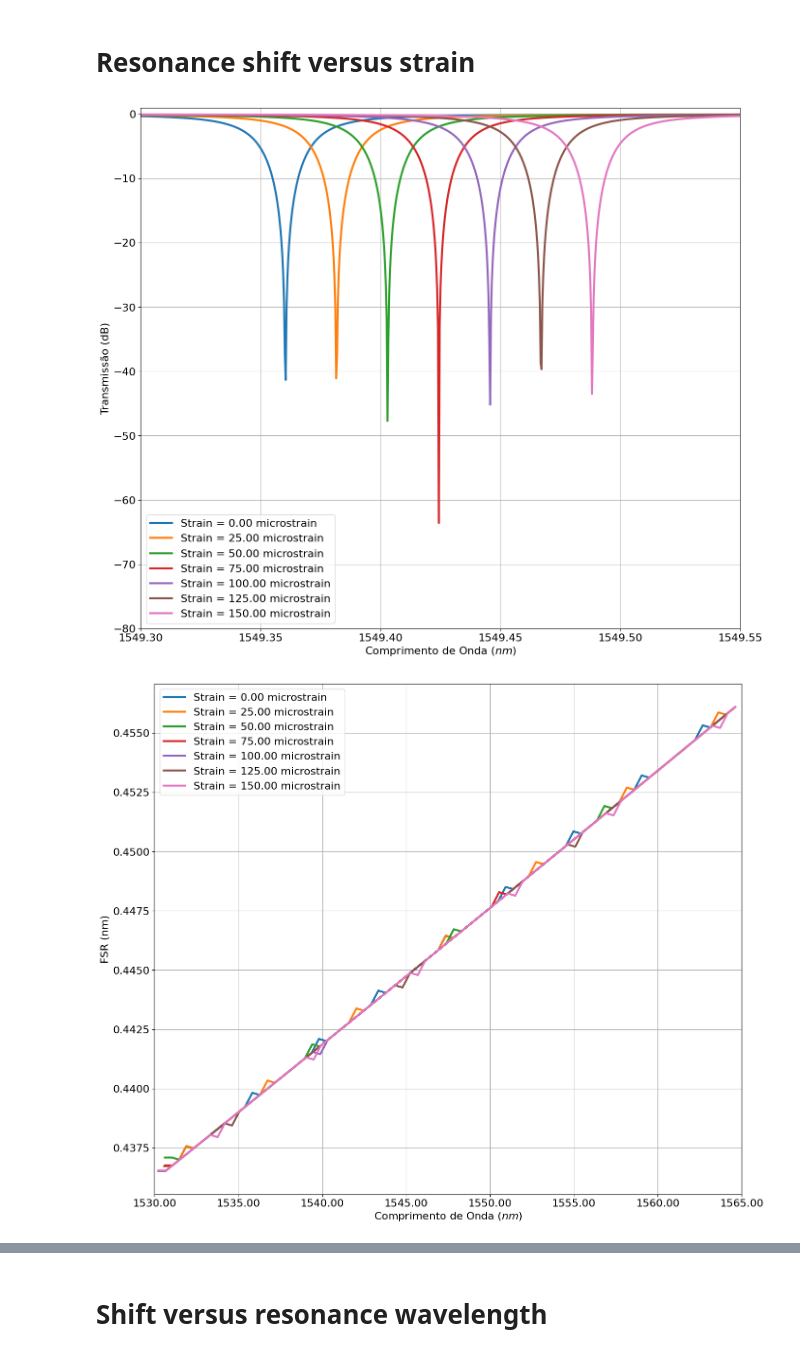
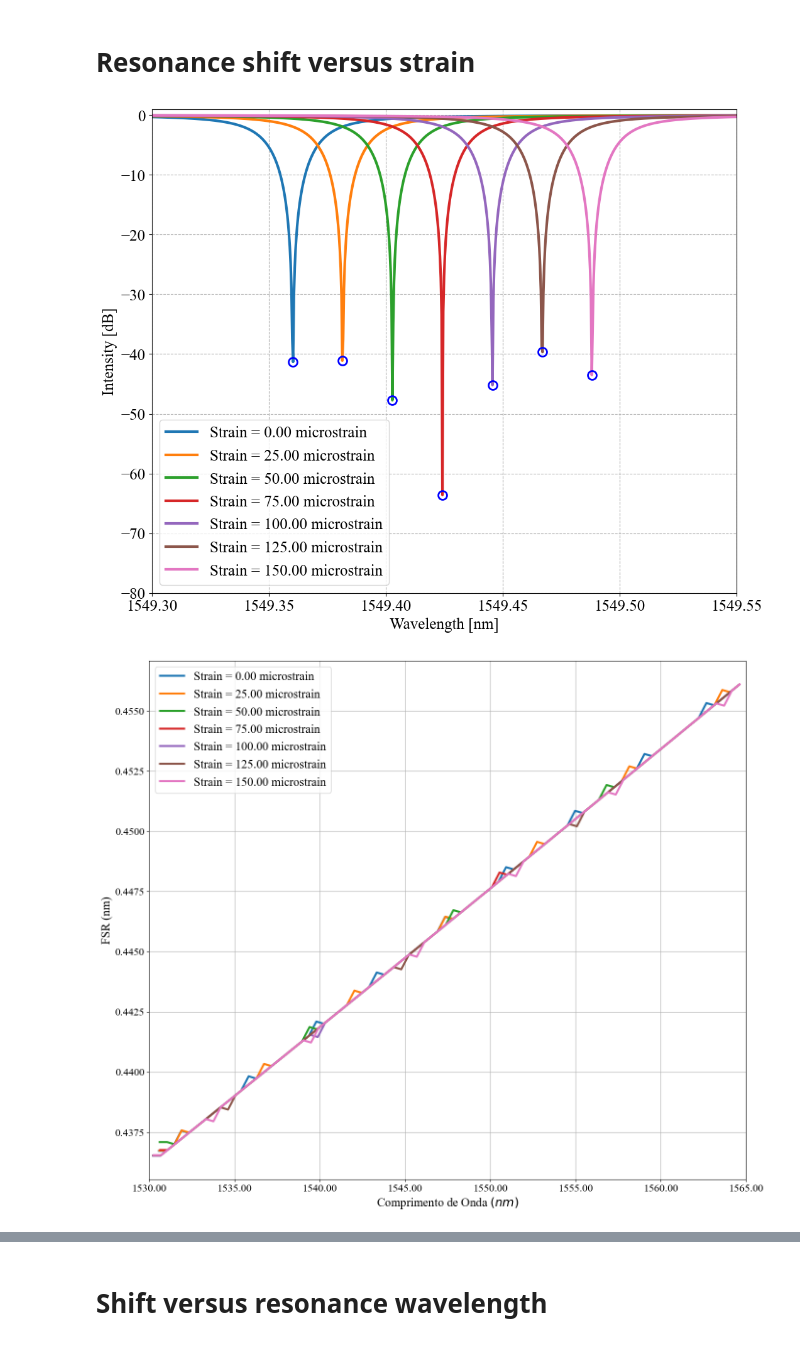
Before and after one commit to EriCand-Ss/Photonics-API-lumapi, a Jupyter notebook: RING - STRAIN/INTER.ipynb, the cells around one changed output, grey strips where cells are left out. Cells and saved outputs as stored; diff of their text form; code cells hidden in the pictures.

```diff
--- a/RING - STRAIN/INTER.ipynb
+++ b/RING - STRAIN/INTER.ipynb
@@ -171,34 +171,40 @@ for i in range(len(strains)):
 # %% [markdown]
 # Resonance shift versus strain
 # %%
-plt.figure(figsize=(16,14))
+import matplotlib as mpl
+
+mpl.rcParams['font.family'] = 'Times New Roman'  # ou Arial, Times New Roman, etc.
+mpl.rcParams['font.size'] = 18           # tamanho padrão do texto
+
+plt.figure(figsize=(12,10))
+
+wvg_min = 1549.3
+wvg_max = 1549.55
 
 for i in range(len(strains)):
     plt.plot(comprimentos_de_onda[i]*1e9,TE_gain_1[i],linewidth = 3,label = f"Strain = {strains[i]*1e6:.2f} microstrain")
+    x_minimo, y_minimo = achar_x_e_y_minimo_em_um_intervalo(TE_gain_1[i],comprimentos_de_onda[i]*1e9, wvg_min, wvg_max)
+    plt.plot(x_minimo,y_minimo, "o-",color ='b',markersize = 10, markerfacecolor='none',markeredgewidth =2)
+plt.xlabel('Wavelength [nm]')
+plt.ylabel('Intensity [dB]')
 
-plt.xlabel('Comprimento de Onda $(nm)$', fontsize = 16)
-plt.ylabel('Transmissão (dB)', fontsize = 16)
-
-plt.tick_params(axis='both', labelsize=16)
+plt.tick_params(axis='both')
 
 plt.ticklabel_format(style='plain', axis='x')
 # Formata o eixo x com 1 casa decimal
 plt.gca().xaxis.set_major_formatter(ticker.FormatStrFormatter('%.2f'))
 
-plt.legend(loc = "best", fontsize = 16)
-
-wvg_min = 1549.3
-wvg_max = 1549.55
+plt.legend(loc = "best")
 
 plt.xlim(wvg_min,wvg_max)
 plt.ylim(-80,1)
-plt.grid(True)
+plt.grid(True, linestyle='--')
 
 plt.savefig(f"C:/Users/gson5/Downloads/Photonics-API-lumapi/RING - STRAIN/RESULTADOS/TRANSMISSÃO {caso} WD - {wd} nm.jpg", bbox_inches='tight')
 
 plt.show()
 # %% [output]
-[figure, old version]
+[figure, new version]
 # %%
 
 plt.figure(figsize=(16,14))
@@ -206,8 +212,8 @@ plt.figure(figsize=(16,14))
 for i in range(len(strains)):
     plt.plot(fsr_wv[i]*1e9,FSR[i]*1e9,linewidth = 3,label = f"Strain = {strains[i]*1e6:.2f} microstrain")
 
-plt.xlabel('Comprimento de Onda $(nm)$', fontsize = 16)
-plt.ylabel('FSR (nm)', fontsize = 16)
+plt.xlabel('Comprimento de Onda $(nm)$')
+plt.ylabel('FSR (nm)')
 
 plt.tick_params(axis='both', labelsize=16)
 
@@ -215,7 +221,7 @@ plt.ticklabel_format(style='plain', axis='x')
 # Formata o eixo x com 1 casa decimal
 plt.gca().xaxis.set_major_formatter(ticker.FormatStrFormatter('%.2f'))
 
-plt.legend(loc = "best", fontsize = 16)
+plt.legend(loc = "best")
 
 wvg_min = 1530
 wvg_max = 1565
@@ -226,7 +232,7 @@ plt.savefig(f"C:/Users/gson5/Downloads/Photonics-API-lumapi/RING - STRAIN/RESULT
 
 plt.show()
 # %% [output]
-[figure, old version]
+[figure, new version]
 # %%
 wvg_vale = []
 
```
Also changed, not shown: parts of 3 cells of this notebook, 9 other files.
